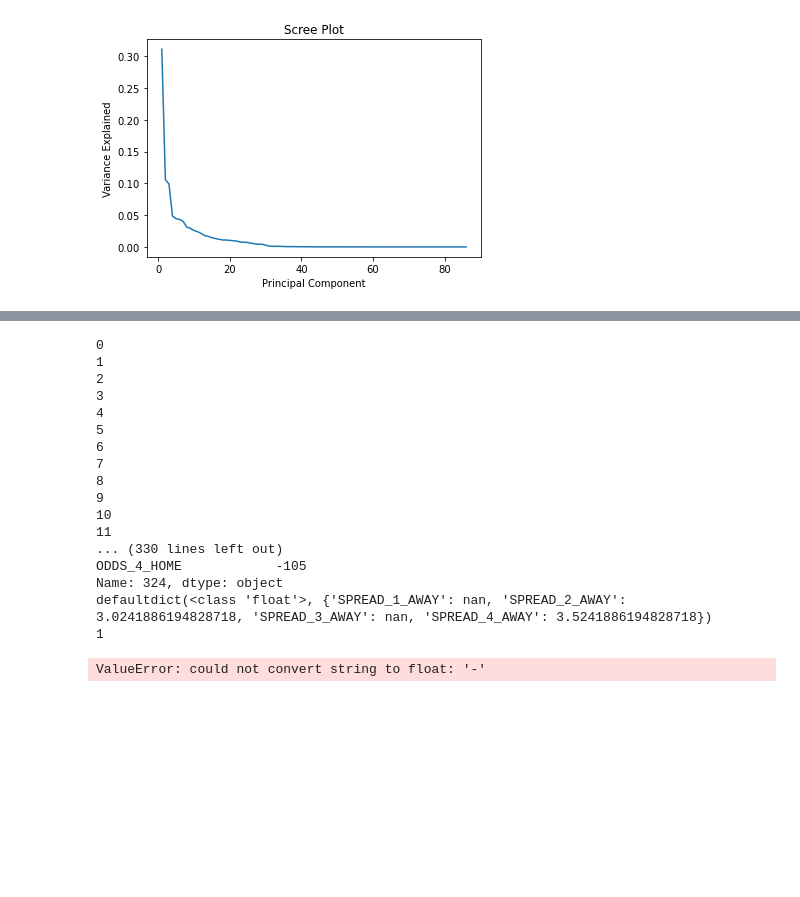
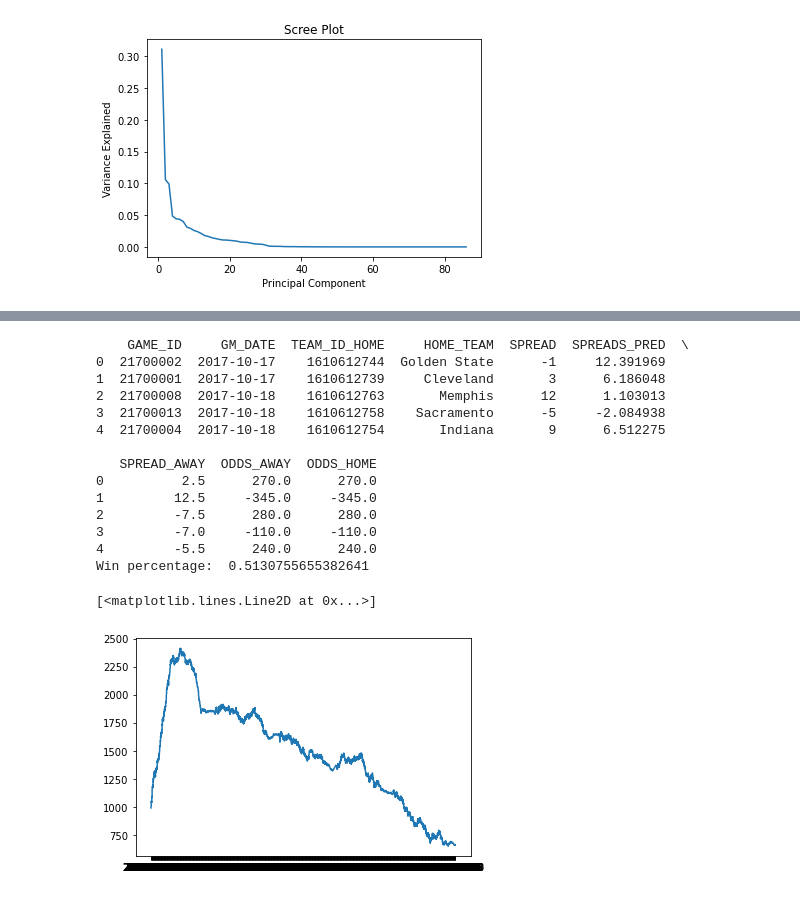
Before and after one commit to jnshzk/nba_beating_the_spread, a Jupyter notebook: models.ipynb, the cells around one changed output, grey strips where cells are left out. Cells and saved outputs as stored; diff of their text form; code cells hidden in the pictures; blank space fills up the shorter version.

Commit message:
added revised function to evaluate models

```diff
--- a/models.ipynb
+++ b/models.ipynb
@@ -462,23 +448,25 @@ def eval_winnings(model, X_train, y_train, X_test, y_test, X_test_game_ids):
 # %%
 #evaluate winnings from best model
 best_model = LinearRegression()
-bankroll_trended = eval_winnings(best_model, X_train_poly, y_train_pca, X_test_poly, y_test_pca, test_game_ids)
+win_pct, bankroll_trended_df = eval_winnings(best_model, X_train_poly, y_train_pca, X_test_poly, test_game_ids)
+print('Win percentage: ', win_pct)
 # %% [output]
-0
-1
-2
-3
-4
-5
-6
-7
-8
-9
-10
-11
-... (330 lines left out)
-ODDS_4_HOME            -105
-Name: 324, dtype: object
-defaultdict(<class 'float'>, {'SPREAD_1_AWAY': nan, 'SPREAD_2_AWAY': 3.0241886194828718, 'SPREAD_3_AWAY': nan, 'SPREAD_4_AWAY': 3.5241886194828718})
-1
+    GAME_ID     GM_DATE  TEAM_ID_HOME     HOME_TEAM  SPREAD  SPREADS_PRED  \
+0  21700002  2017-10-17    1610612744  Golden State      -1     12.391969
+1  21700001  2017-10-17    1610612739     Cleveland       3      6.186048
+2  21700008  2017-10-18    1610612763       Memphis      12      1.103013
+3  21700013  2017-10-18    1610612758    Sacramento      -5     -2.084938
+4  21700004  2017-10-18    1610612754       Indiana       9      6.512275
+
+   SPREAD_AWAY  ODDS_AWAY  ODDS_HOME
+0          2.5      270.0      270.0
+1         12.5     -345.0     -345.0
+2         -7.5      280.0      280.0
+3         -7.0     -110.0     -110.0
+4         -5.5      240.0      240.0
+Win percentage:  0.5130755655382641
-ValueError: could not convert string to float: '-'
+# %%
+plt.plot(bankroll_trended_df['date'], bankroll_trended_df['bankroll'])
+# %% [output]
+[<matplotlib.lines.Line2D at 0x...>]
+[figure, added]
```
Also changed, not shown: parts of 14 cells of this notebook.
